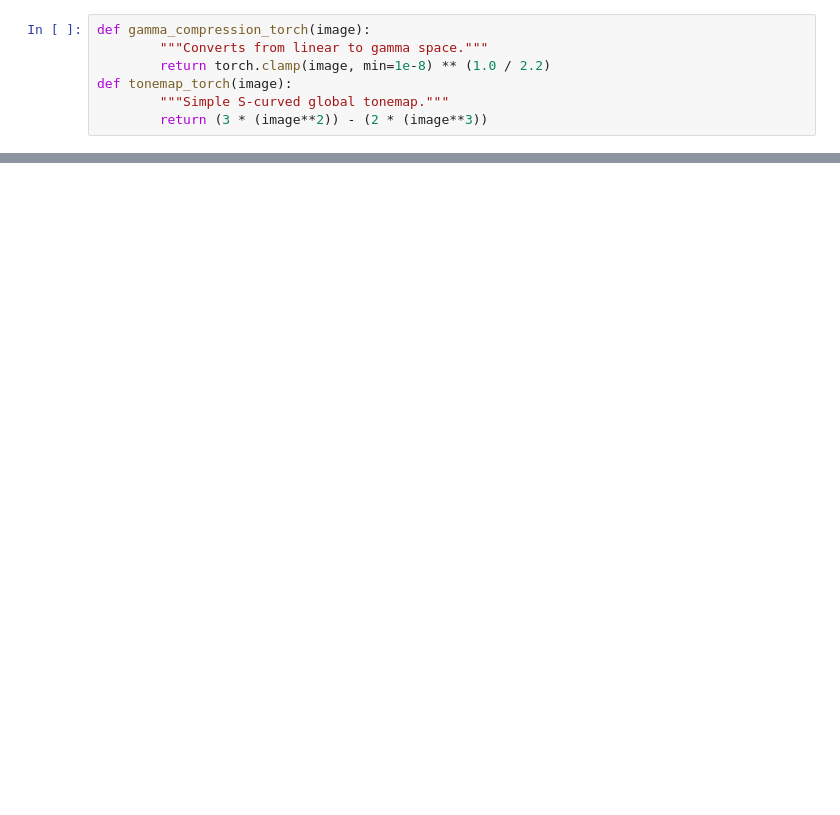
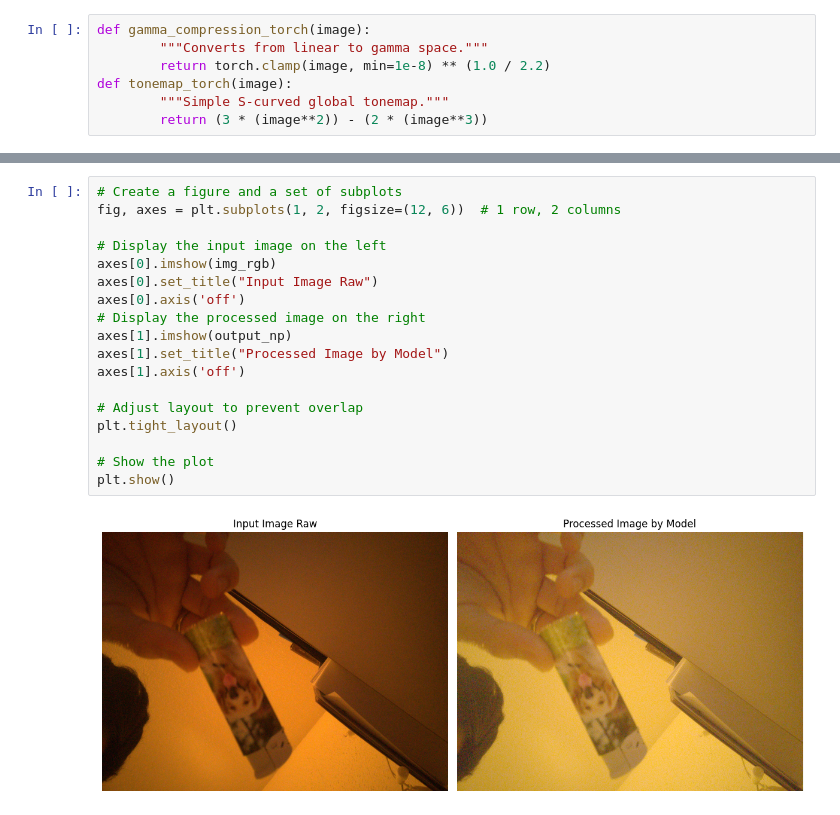
Before and after one commit to DeathStroXX/CVImageApp, a Jupyter notebook: new_model.ipynb, the cells around one changed output, grey strips where cells are left out. Cells and saved outputs as stored; diff of their text form; blank space fills up the shorter version.

```diff
--- a/new_model.ipynb
+++ b/new_model.ipynb
@@ -33,0 +167,20 @@ class CustomModel(nn.Module):
+# %%
+# Create a figure and a set of subplots
+fig, axes = plt.subplots(1, 2, figsize=(12, 6))  # 1 row, 2 columns
+
+# Display the input image on the left
+axes[0].imshow(img_rgb)
+axes[0].set_title("Input Image Raw")
+axes[0].axis('off')
+# Display the processed image on the right
+axes[1].imshow(output_np)
+axes[1].set_title("Processed Image by Model")
+axes[1].axis('off')
+
+# Adjust layout to prevent overlap
+plt.tight_layout()
+
+# Show the plot
+plt.show()
+# %% [output]
+[figure, added]
```
Also changed, not shown: parts of 15 cells of this notebook.
